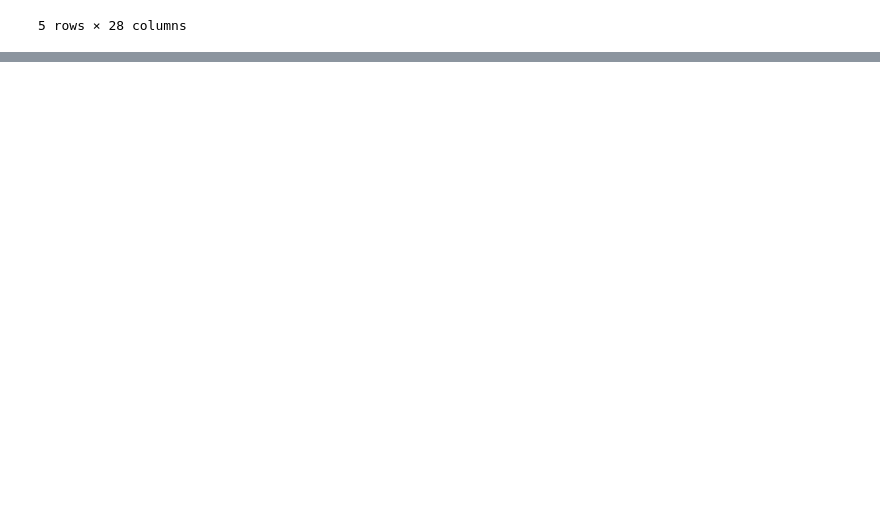
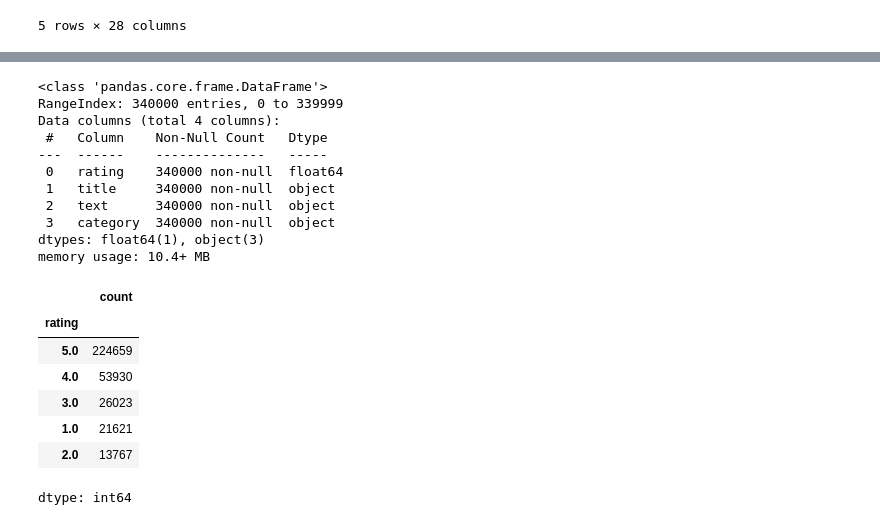
Before and after one commit to BTT-Cadence-Design-Systems-2A/AI-Studio-Project, a Jupyter notebook: Cadence_2A.ipynb, the cells around one changed output, grey strips where cells are left out. Cells and saved outputs as stored; diff of their text form; code cells hidden in the pictures; blank space fills up the shorter version.

```diff
--- a/Cadence_2A.ipynb
+++ b/Cadence_2A.ipynb
@@ -192,0 +212,12 @@ Milestone #1: Sentiment Analysis of a Singular Review
+# %%
+sentiment_reviews =  []
+
+for cat in ALL_CATEGORIES:
+    r_df = load_category_into_review(cat, n_reviews=N_PER_CAT)
+    sentiment_reviews.append(r_df)
+
+reviews_df_milestone1 = pd.concat(all_reviews, ignore_index=True)
+
+
+print(f"Loaded rows -> reviews: {len(reviews_df):,}")
+display(reviews_df_milestone1.head(2))
@@ -192,0 +229,23 @@ Milestone #1: Sentiment Analysis of a Singular Review
+# %%
+reviews_df_milestone1.info()
+reviews_df_milestone1['rating'].value_counts()
+# %% [output]
+<class 'pandas.core.frame.DataFrame'>
+RangeIndex: 340000 entries, 0 to 339999
+Data columns (total 4 columns):
+ #   Column    Non-Null Count   Dtype
+---  ------    --------------   -----
+ 0   rating    340000 non-null  float64
+ 1   title     340000 non-null  object
+ 2   text      340000 non-null  object
+ 3   category  340000 non-null  object
+dtypes: float64(1), object(3)
+memory usage: 10.4+ MB
+|  | count |
+| rating |  |
+| 5.0 | 224659 |
+| 4.0 | 53930 |
+| 3.0 | 26023 |
+| 1.0 | 21621 |
+| 2.0 | 13767 |
+dtype: int64
```
Also changed, not shown: parts of 7 cells of this notebook.
